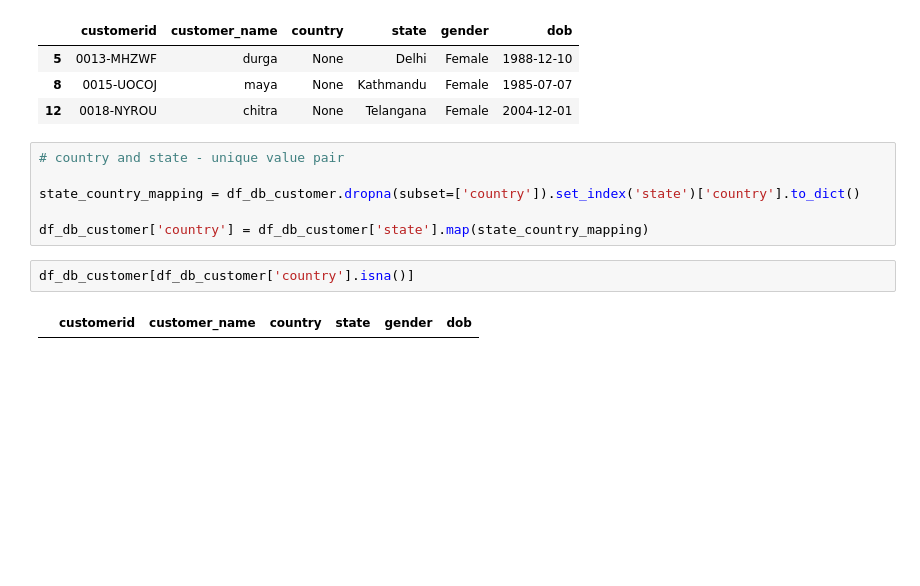
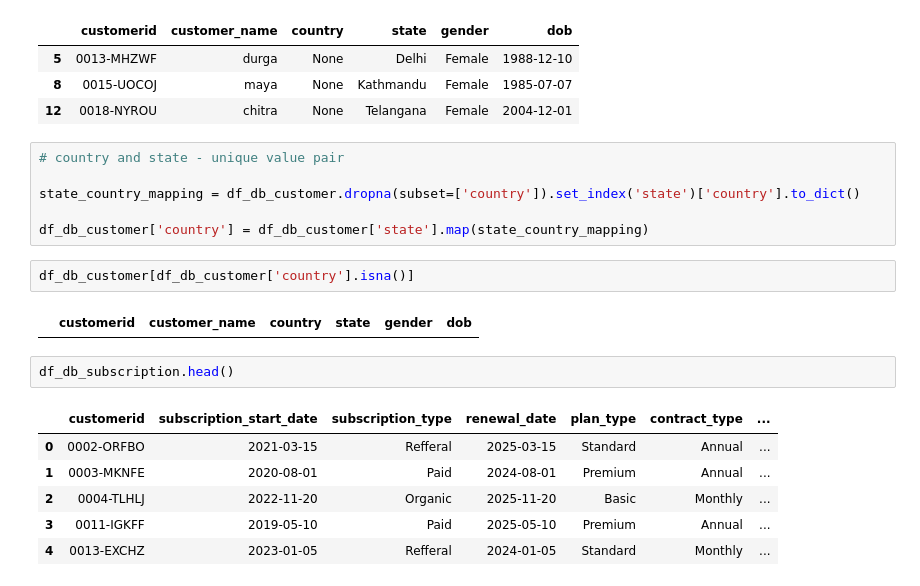
Before and after one commit to Naveengupta2006/churn_analysis, a Jupyter notebook: churn.ipynb, the cells around one changed output. Drawn from its saved outputs; the diff is of its cells as text; blank space fills up the shorter version.

Commit message:
feat: add cells to inspect and convert date columns in subscription data

```diff
--- a/churn.ipynb
+++ b/churn.ipynb
@@ -210,3 +210,12 @@ df_db_customer['country'] = df_db_customer['state'].map(state_country_mapping)
 df_db_customer[df_db_customer['country'].isna()]
 # %% [output]
 |  | customerid | customer_name | country | state | gender | dob |
+# %%
+df_db_subscription.head()
+# %% [output]
+|  | customerid | subscription_start_date | subscription_type | renewal_date | plan_type | contract_type | ... |
+| 0 | 0002-ORFBO | 2021-03-15 | Refferal | 2025-03-15 | Standard | Annual | ... |
+| 1 | 0003-MKNFE | 2020-08-01 | Paid | 2024-08-01 | Premium | Annual | ... |
+| 2 | 0004-TLHLJ | 2022-11-20 | Organic | 2025-11-20 | Basic | Monthly | ... |
+| 3 | 0011-IGKFF | 2019-05-10 | Paid | 2025-05-10 | Premium | Annual | ... |
+| 4 | 0013-EXCHZ | 2023-01-05 | Refferal | 2024-01-05 | Standard | Monthly | ... |
```
Also changed, not shown: parts of 3 cells of this notebook.
